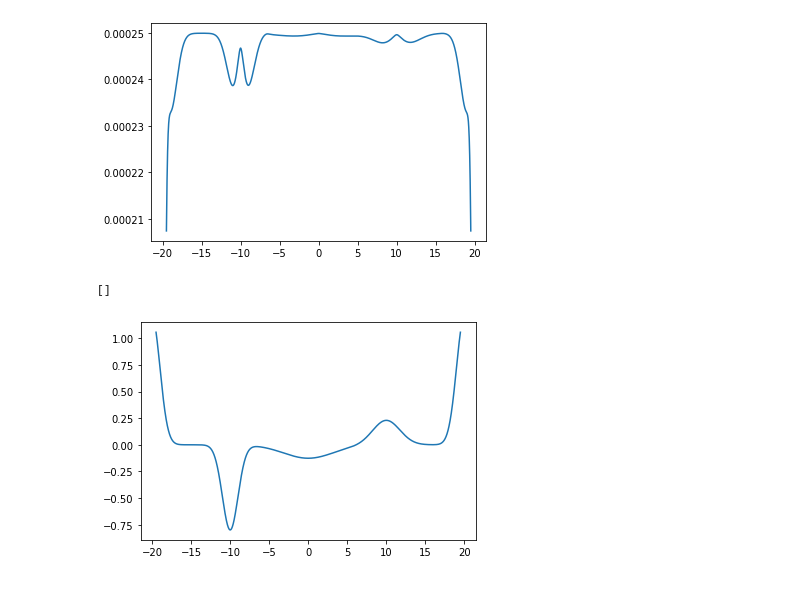
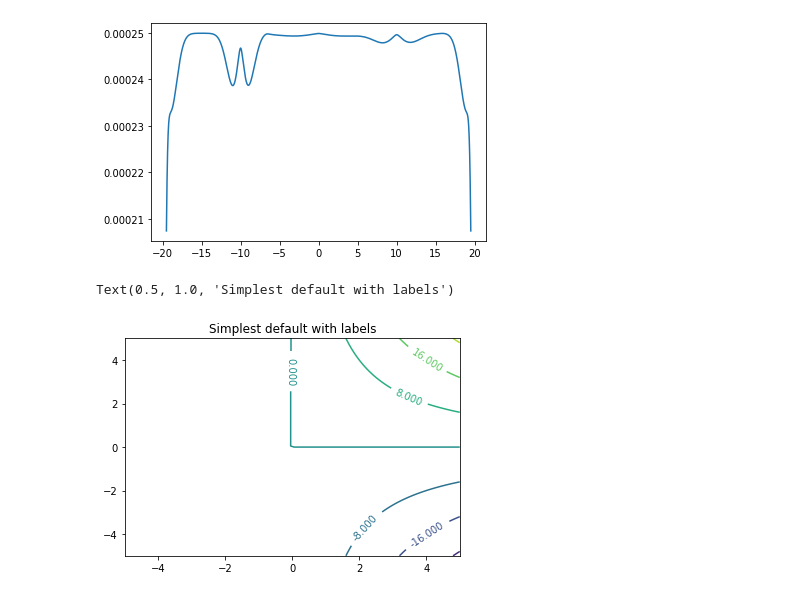
Before and after one commit to daniellengyel/shallow_minima, a Jupyter notebook: Different Functions.ipynb, the cells around one changed output. Drawn from its saved outputs; the diff is of its cells as text; code cells hidden in the pictures.

```diff
--- a/Different Functions.ipynb
+++ b/Different Functions.ipynb
@@ -206,11 +206,26 @@ plt.plot(X, Y)
 plt.show()
 # %% [output]
 [figure]
-# %%
-out = U(np.array([X]))
-
-plt.plot(X, out)
-plt.plot()
-# %% [output]
-[]
-[figure, removed]
+# %%
+def f(inp):
+    x, y = inp[0], inp[1]
+    x = np.maximum(x, 0, x)
+    return x * y
+
+
+X = np.linspace(-5, 5, 100)
+Y = np.linspace(-5, 5, 100)
+
+inp = np.array(np.meshgrid(X, Y)).reshape(2, len(X)*len(Y))
+
+out = f(inp)
+
+out = out.reshape(len(X), len(Y))
+
+fig, ax = plt.subplots()
+CS = ax.contour(X, Y, out)
+ax.clabel(CS, inline=1, fontsize=10)
+ax.set_title('Simplest default with labels')
+# %% [output]
+Text(0.5, 1.0, 'Simplest default with labels')
+[figure, added]
```
Also changed, not shown: 9 other files.
